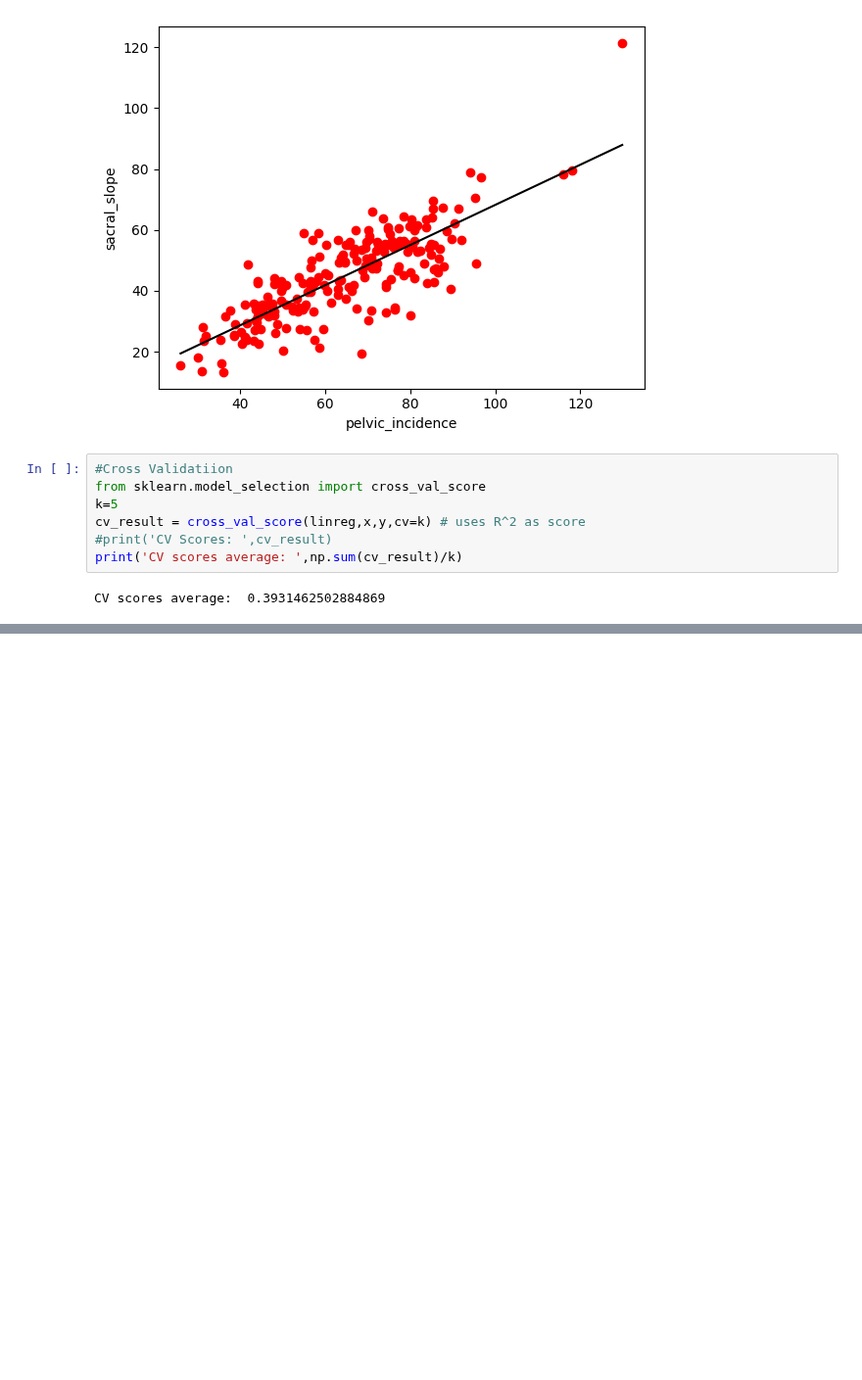
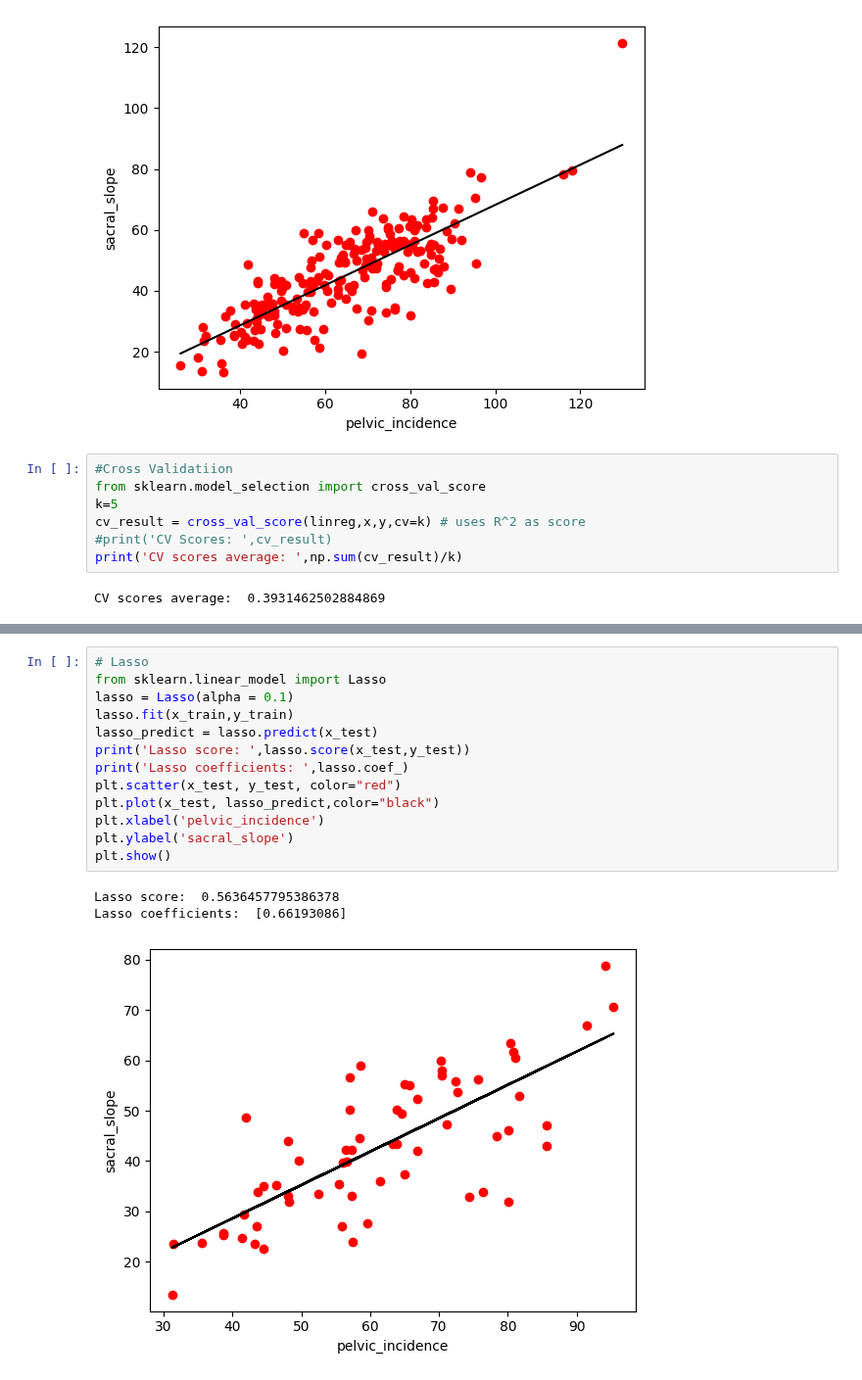
Before and after one commit to kjeyaram-orcl/DataScience, a Jupyter notebook: ML_Practise.ipynb, the cells around one changed output, grey strips where cells are left out. Shown at 98% size. Drawn from its saved outputs; the diff is of its cells as text; blank space fills up the shorter version.

```diff
--- a/ML_Practise.ipynb
+++ b/ML_Practise.ipynb
@@ -116,0 +134,17 @@ R^2 score:  0.6458107370664816
+# %%
+# Lasso
+from sklearn.linear_model import Lasso
+lasso = Lasso(alpha = 0.1)
+lasso.fit(x_train,y_train)
+lasso_predict = lasso.predict(x_test)
+print('Lasso score: ',lasso.score(x_test,y_test))
+print('Lasso coefficients: ',lasso.coef_)
+plt.scatter(x_test, y_test, color="red")
+plt.plot(x_test, lasso_predict,color="black")
+plt.xlabel('pelvic_incidence')
+plt.ylabel('sacral_slope')
+plt.show()
+# %% [output]
+Lasso score:  0.5636457795386378
+Lasso coefficients:  [0.66193086]
+[figure, added]
```
Also changed, not shown: parts of 2 cells of this notebook.
